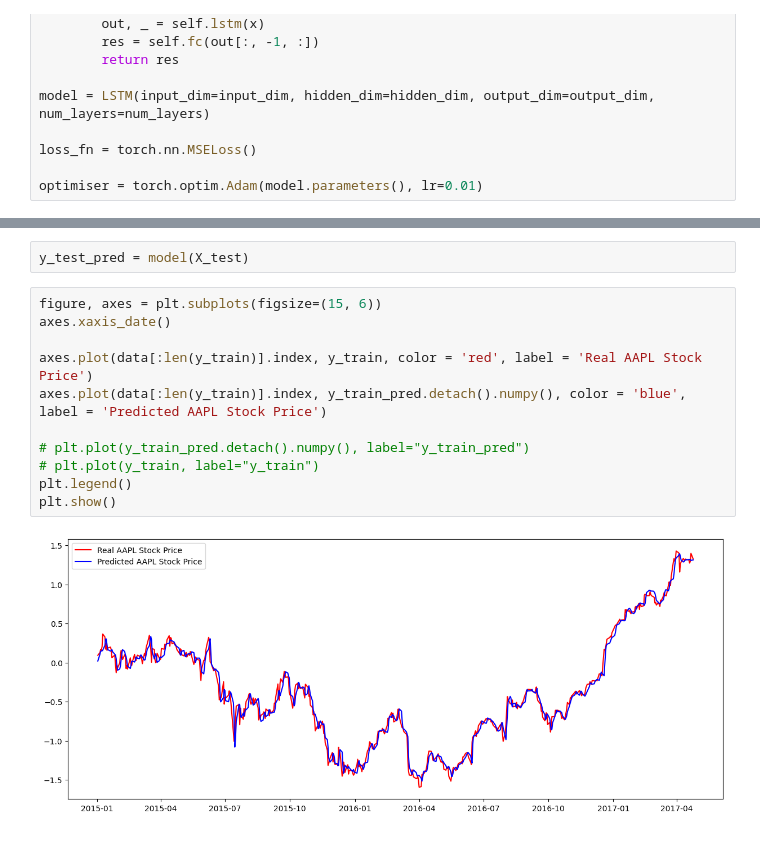
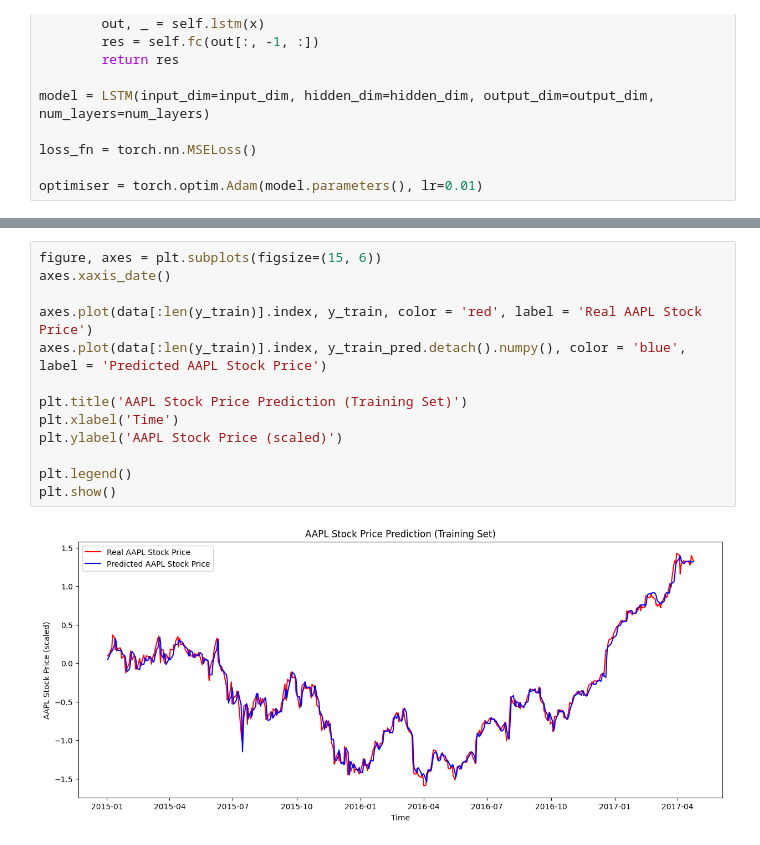
Before and after one commit to KimchiLim/algo-trading, a Jupyter notebook: algo_trading.ipynb, the cells around one changed output, grey strips where cells are left out. Saved outputs shown, nothing was run; the diff lists cells and outputs as text.

```diff
--- a/algo_trading.ipynb
+++ b/algo_trading.ipynb
@@ -175,15 +167,15 @@ plt.show()
-# %%
-y_test_pred = model(X_test)
 # %%
 figure, axes = plt.subplots(figsize=(15, 6))
 axes.xaxis_date()
 
 axes.plot(data[:len(y_train)].index, y_train, color = 'red', label = 'Real AAPL Stock Price')
 axes.plot(data[:len(y_train)].index, y_train_pred.detach().numpy(), color = 'blue', label = 'Predicted AAPL Stock Price')
 
-# plt.plot(y_train_pred.detach().numpy(), label="y_train_pred")
-# plt.plot(y_train, label="y_train")
+plt.title('AAPL Stock Price Prediction (Training Set)')
+plt.xlabel('Time')
+plt.ylabel('AAPL Stock Price (scaled)')
+
 plt.legend()
 plt.show()
 # %% [output]
-[figure, old version]
+[figure, new version]
```
Also changed, not shown: parts of 9 cells of this notebook.
